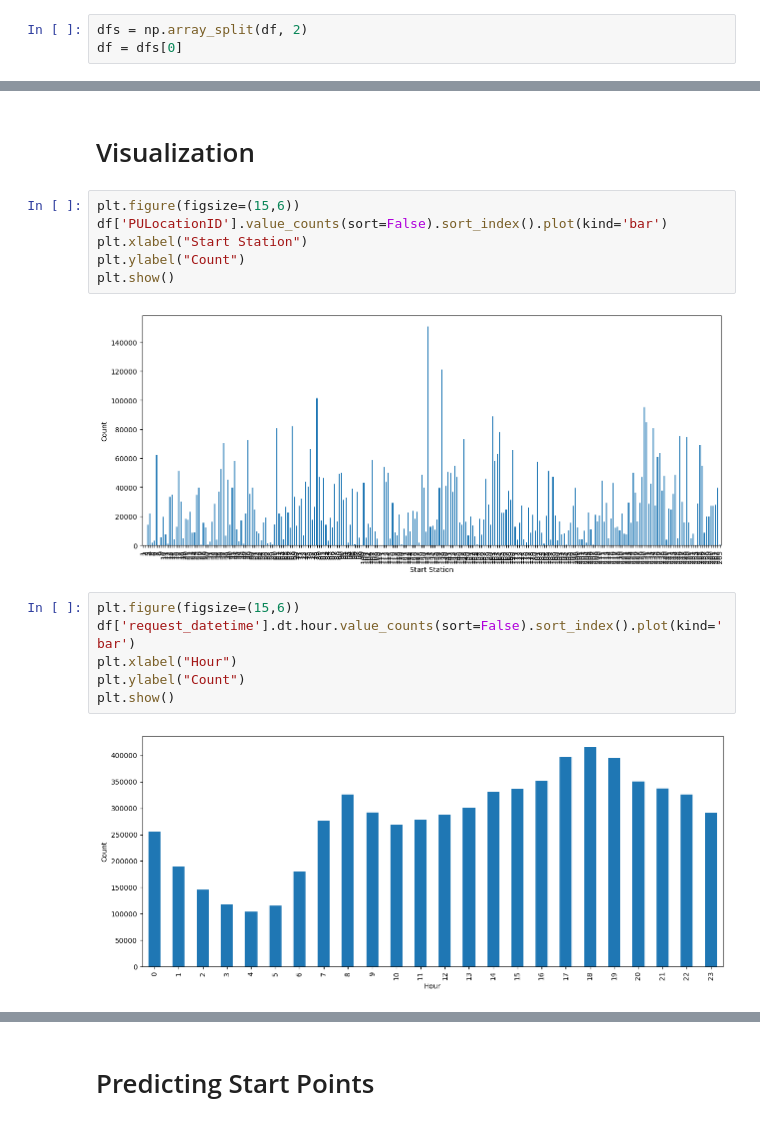
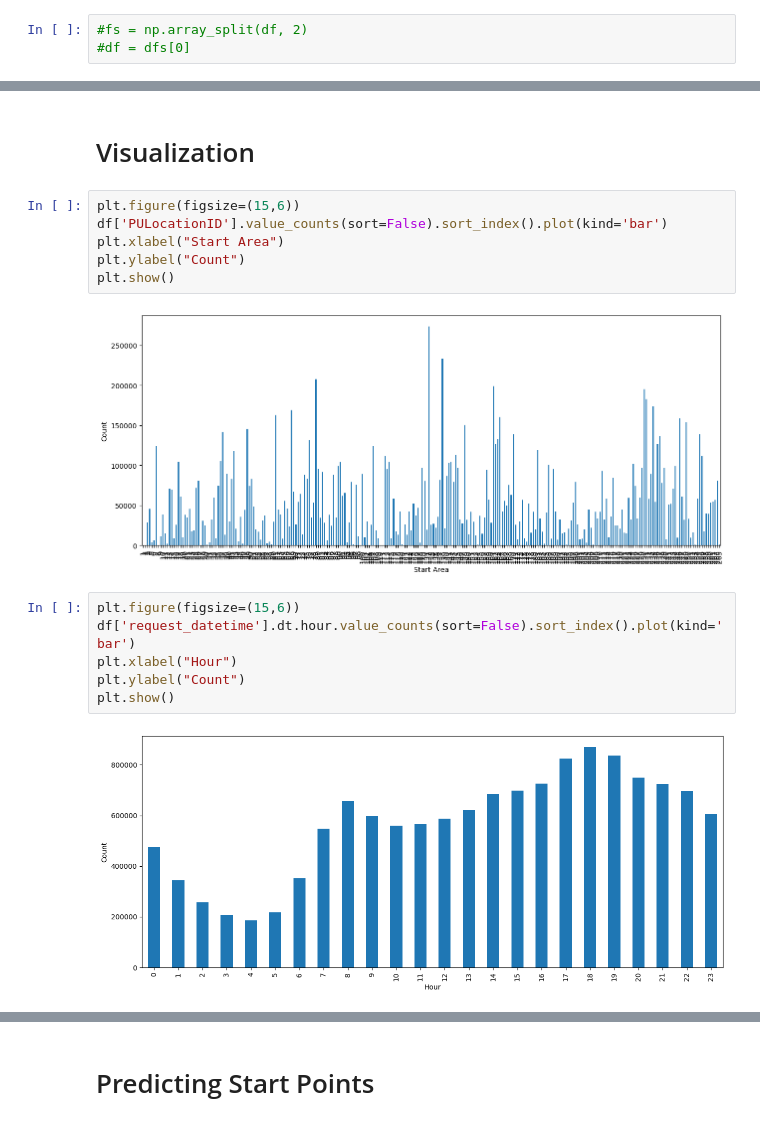
Before and after one commit to cheema-86/ridesharing-optimization, a Jupyter notebook: datasetAnalysis.ipynb, the cells around one changed output, grey strips where cells are left out. Cells and saved outputs as stored; diff of their text form.

```diff
--- a/datasetAnalysis.ipynb
+++ b/datasetAnalysis.ipynb
@@ -8,8 +17,8 @@ import tensorflow as tf
 # %%
 df=pd.read_parquet("data/fhvhv_tripdata_2023-01.parquet")
 # %%
-dfs = np.array_split(df, 2)
-df = dfs[0]
+#fs = np.array_split(df, 2)
+#df = dfs[0]
 # %%
 df.head()
 # %% [output]
@@ -96,11 +105,11 @@ df.head()
 # %%
 plt.figure(figsize=(15,6))
 df['PULocationID'].value_counts(sort=False).sort_index().plot(kind='bar')
-plt.xlabel("Start Station")
+plt.xlabel("Start Area")
 plt.ylabel("Count")
 plt.show()
 # %% [output]
-[figure, old version]
+[figure, new version]
 # %%
 plt.figure(figsize=(15,6))
 df['request_datetime'].dt.hour.value_counts(sort=False).sort_index().plot(kind='bar')
@@ -108,7 +117,7 @@ plt.xlabel("Hour")
 plt.ylabel("Count")
 plt.show()
 # %% [output]
-[figure, old version]
+[figure, new version]
 # %%
 plt.figure(figsize=(15,6))
 df['request_datetime'].dt.dayofweek.value_counts(sort=False).sort_index().plot(kind='bar')
```
Also changed, not shown: parts of 18 cells of this notebook, 2 other files.
